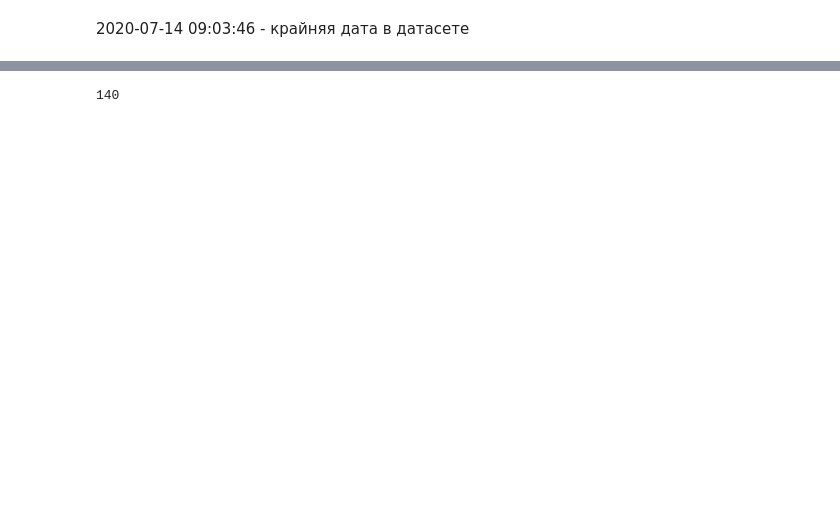
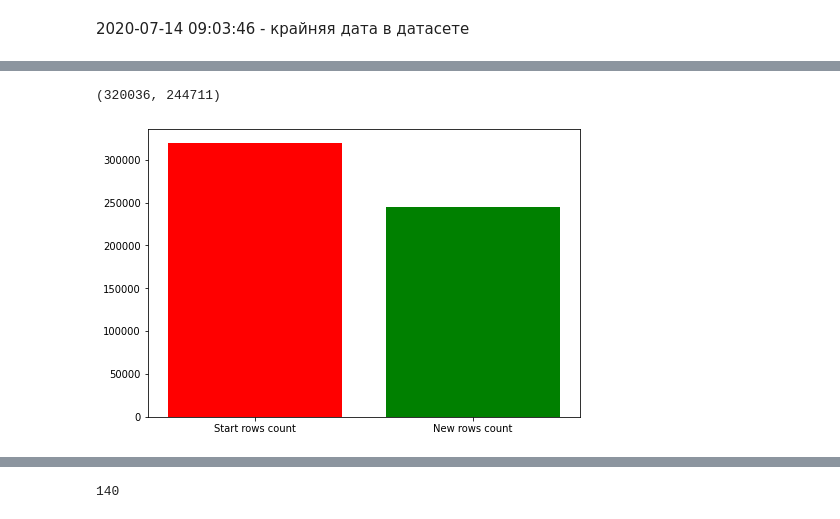
Before and after one commit to GoryachevDaniil/Analysis_of_internet_service_users, a Jupyter notebook: Tattelecom_test.ipynb, the cells around one changed output, grey strips where cells are left out. Saved outputs shown, nothing was run; the diff lists cells and outputs as text; code cells hidden in the pictures; blank space fills up the shorter version.

```diff
--- a/Tattelecom_test.ipynb
+++ b/Tattelecom_test.ipynb
@@ -163,7 +162,24 @@ df[df['Life_period(days)'].isna() != True].sample(10)
+# %%
+start_len = len(df)
 # %%
-df['check_traffic'] = ((df['Contract_start_date'] - dt.timedelta(days=1) > df['Traffic_period']) & (df['Traffic_volume'] != 0))
+df['check_traffic'] = ((df['Contract_start_date'] - dt.timedelta(days=1) > dt.datetime(2018, 9, 1)) & (df['Traffic_volume'] != 0))
 # %%
 df = df[df['check_traffic'] == False].copy()
 # %%
 df.drop('check_traffic' , axis=1, inplace=True)
+# %%
+new_len = len(df)
+# %%
+start_len, new_len
+# %% [output]
+(320036, 244711)
+# %%
+fig = plt.figure()
+ax = fig.add_axes([0,0,1,1])
+labels = ['Start rows count', 'New rows count']
+lens = [start_len, new_len]
+ax.bar(labels, lens, color=['red', 'green'])
+plt.show()
+# %% [output]
+[figure, added]
 # %%
```
Also changed, not shown: parts of 23 cells of this notebook.
